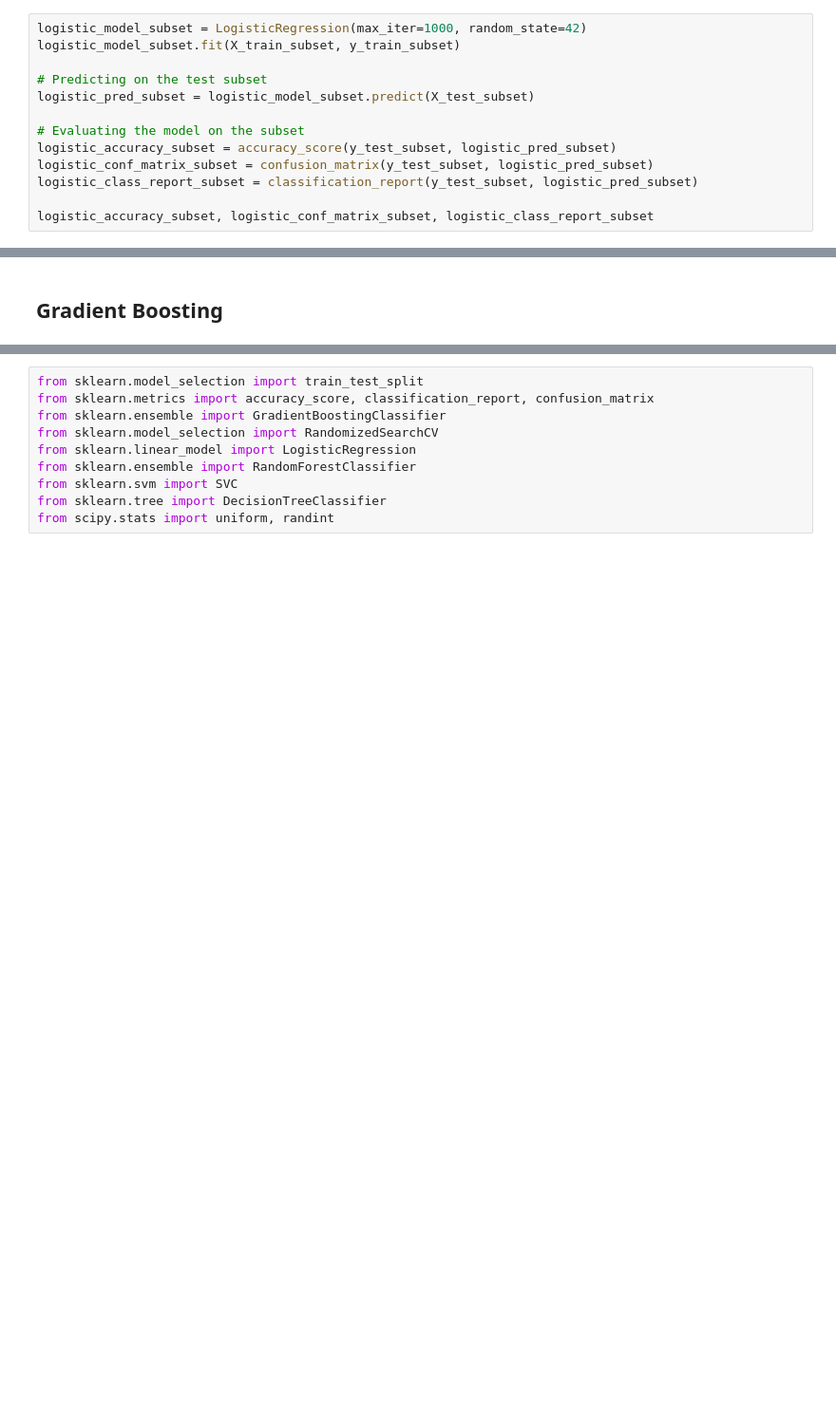
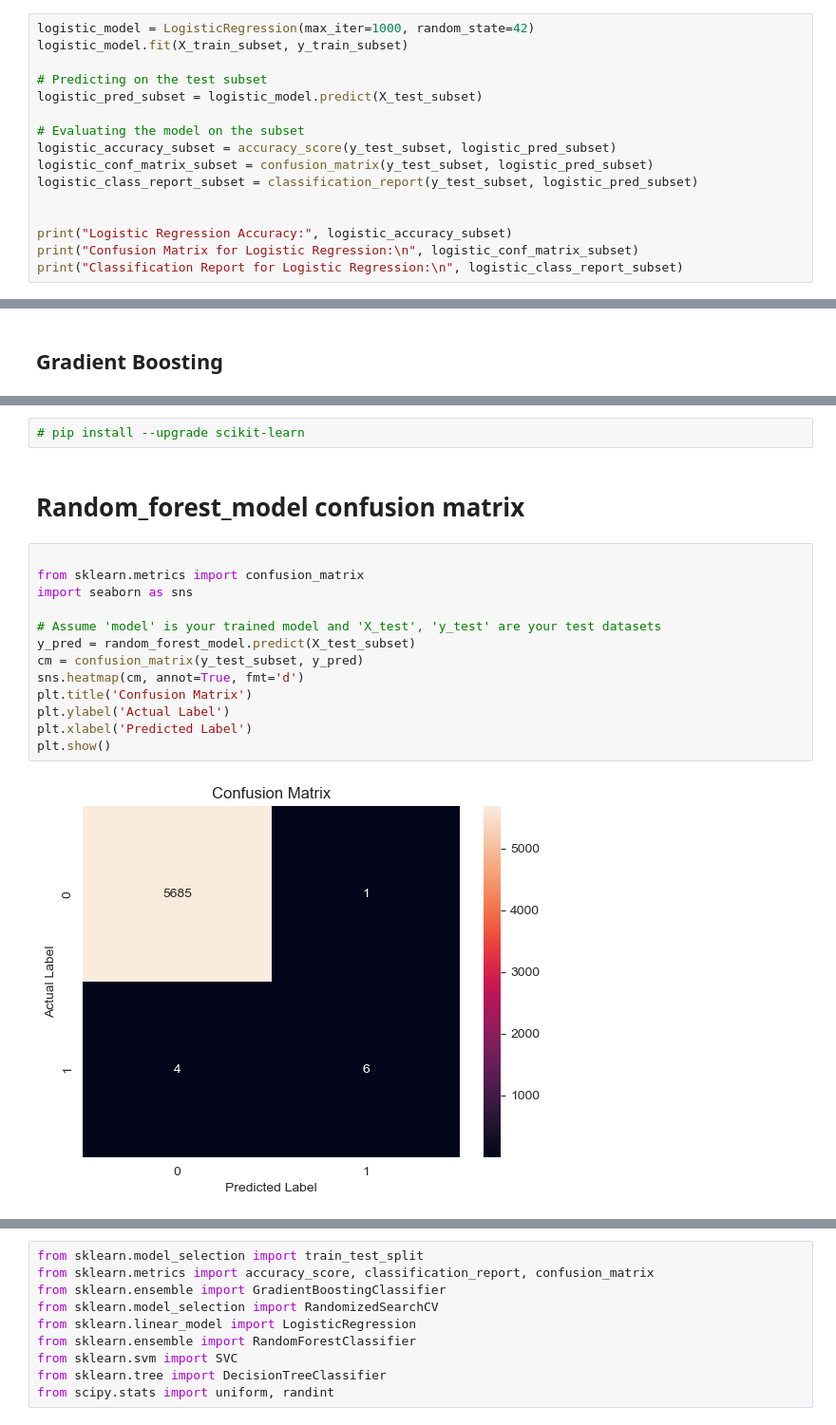
Before and after one commit to chrischukwuka2022/Msc_Data_Analystic_Thesis_2023, a Jupyter notebook: Capstone_Project.ipynb, the cells around one changed output, grey strips where cells are left out. Shown: that part at 95% size. Cells and saved outputs as stored; diff of their text form; blank space fills up the shorter version.

```diff
--- a/Capstone_Project.ipynb
+++ b/Capstone_Project.ipynb
@@ -318,16 +318,19 @@ X_train_subset.shape, X_test_subset.shape, y_train_subset.shape, y_test_subset.s
 # %% [output]
 ((22784, 36), (5696, 36), (22784,), (5696,))
 # %%
-logistic_model_subset = LogisticRegression(max_iter=1000, random_state=42)
-logistic_model_subset.fit(X_train_subset, y_train_subset)
+logistic_model = LogisticRegression(max_iter=1000, random_state=42)
+logistic_model.fit(X_train_subset, y_train_subset)
 
 # Predicting on the test subset
-logistic_pred_subset = logistic_model_subset.predict(X_test_subset)
+logistic_pred_subset = logistic_model.predict(X_test_subset)
 
 # Evaluating the model on the subset
 logistic_accuracy_subset = accuracy_score(y_test_subset, logistic_pred_subset)
 logistic_conf_matrix_subset = confusion_matrix(y_test_subset, logistic_pred_subset)
 logistic_class_report_subset = classification_report(y_test_subset, logistic_pred_subset)
 
-logistic_accuracy_subset, logistic_conf_matrix_subset, logistic_class_report_subset
+
+print("Logistic Regression Accuracy:", logistic_accuracy_subset)
+print("Confusion Matrix for Logistic Regression:\n", logistic_conf_matrix_subset)
+print("Classification Report for Logistic Regression:\n", logistic_class_report_subset)
 # %% [output]
@@ -553,0 +539,19 @@ Recall for Fraud (1): 80% (80% of the actual fraudulent transactions were correc
+# %%
+# pip install --upgrade scikit-learn
+# %% [markdown]
+# Random_forest_model confusion matrix
+# %%
+
+from sklearn.metrics import confusion_matrix
+import seaborn as sns
+
+# Assume 'model' is your trained model and 'X_test', 'y_test' are your test datasets
+y_pred = random_forest_model.predict(X_test_subset)
+cm = confusion_matrix(y_test_subset, y_pred)
+sns.heatmap(cm, annot=True, fmt='d')
+plt.title('Confusion Matrix')
+plt.ylabel('Actual Label')
+plt.xlabel('Predicted Label')
+plt.show()
+# %% [output]
+[figure, added]
```
Also changed, not shown: parts of 56 cells of this notebook.
